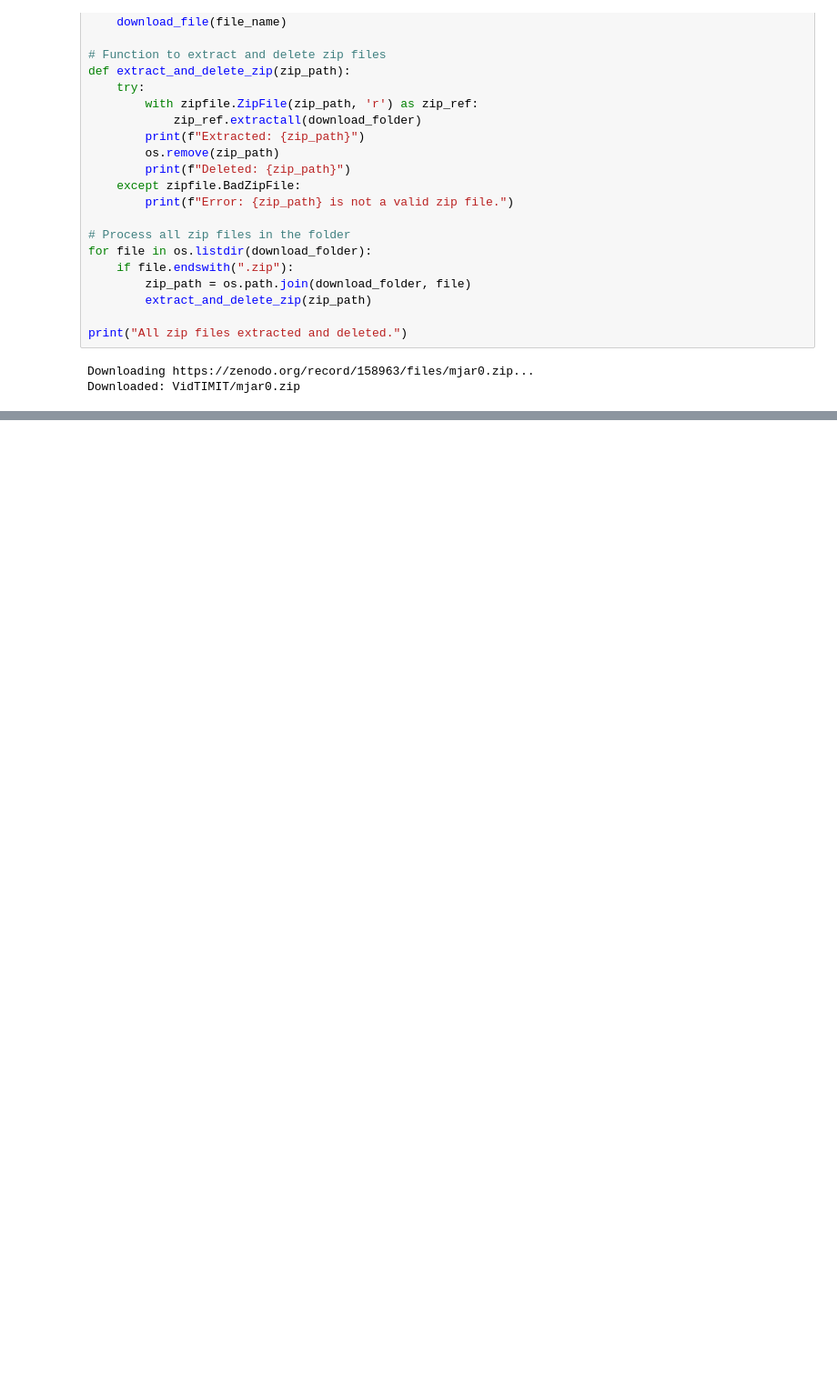
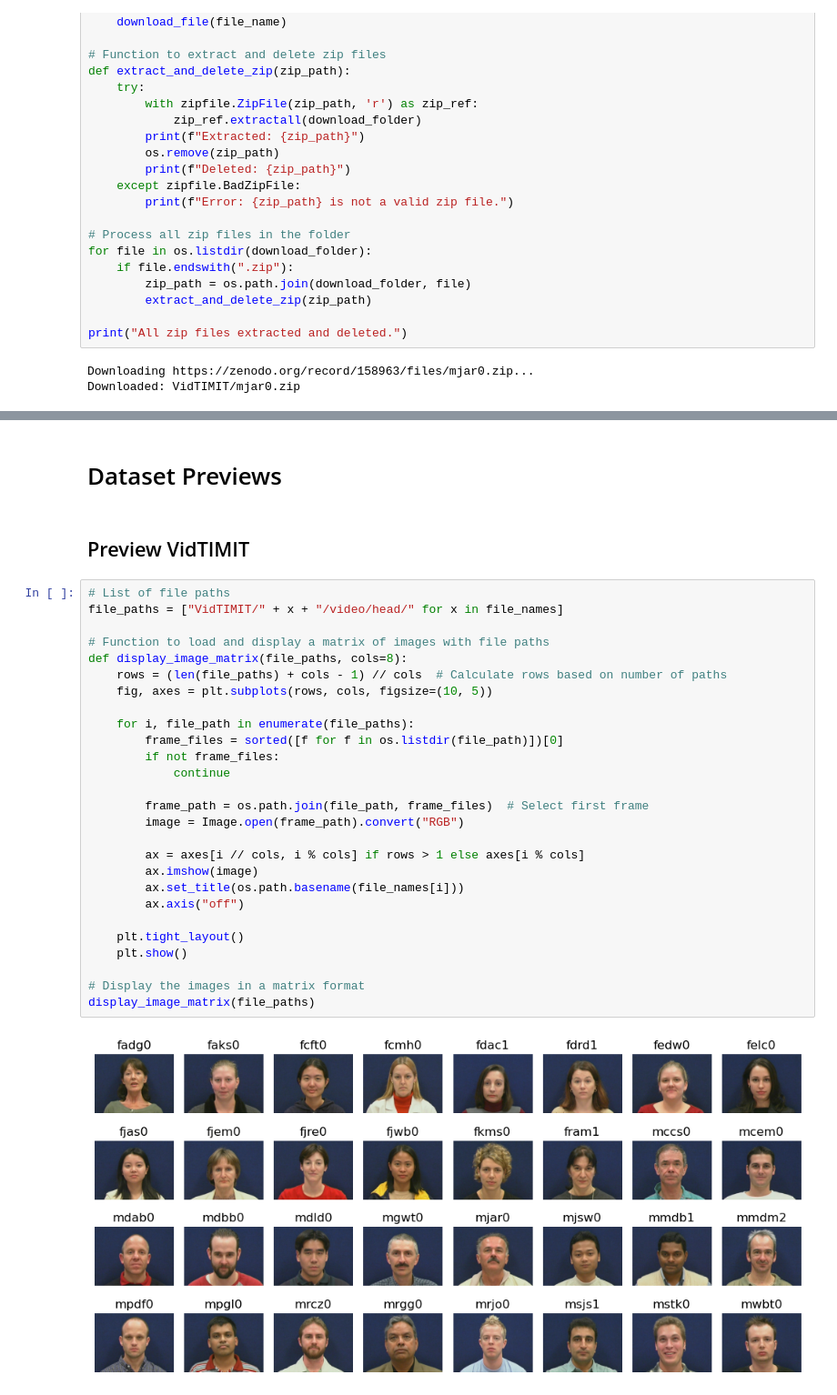
Before and after one commit to finos-labs/dtcch-2025-bbva, a Jupyter notebook: deepfake_detector.ipynb, the cells around one changed output, grey strips where cells are left out. Shown at 91% size. Drawn from its saved outputs; the diff is of its cells as text; blank space fills up the shorter version.

Commit message:
final version, dataset buggy
Signed-off-by: Erik Dali <edaleex@gmail.com>

```diff
--- a/deepfake_detector.ipynb
+++ b/deepfake_detector.ipynb
@@ -268,0 +387,33 @@ torch.Size([2, 5, 2048])
+# %% [markdown]
+# Dataset Previews
+# %% [markdown]
+##  Preview VidTIMIT
+# %%
+# List of file paths
+file_paths = ["VidTIMIT/" + x + "/video/head/" for x in file_names]
+
+# Function to load and display a matrix of images with file paths
+def display_image_matrix(file_paths, cols=8):
+    rows = (len(file_paths) + cols - 1) // cols  # Calculate rows based on number of paths
+    fig, axes = plt.subplots(rows, cols, figsize=(10, 5))
+
+    for i, file_path in enumerate(file_paths):
+        frame_files = sorted([f for f in os.listdir(file_path)])[0]
+        if not frame_files:
+            continue
+
+        frame_path = os.path.join(file_path, frame_files)  # Select first frame
+        image = Image.open(frame_path).convert("RGB")
+
+        ax = axes[i // cols, i % cols] if rows > 1 else axes[i % cols]
+        ax.imshow(image)
+        ax.set_title(os.path.basename(file_names[i]))
+        ax.axis("off")
+
+    plt.tight_layout()
+    plt.show()
+
+# Display the images in a matrix format
+display_image_matrix(file_paths)
+# %% [output]
+[figure, added]
```
Also changed, not shown: parts of 29 cells of this notebook.
